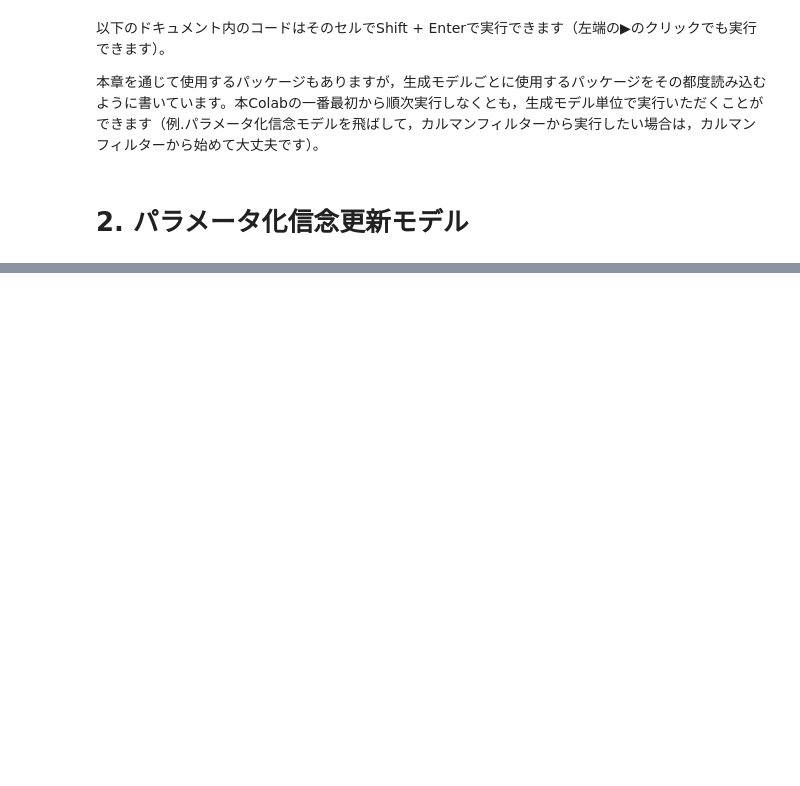
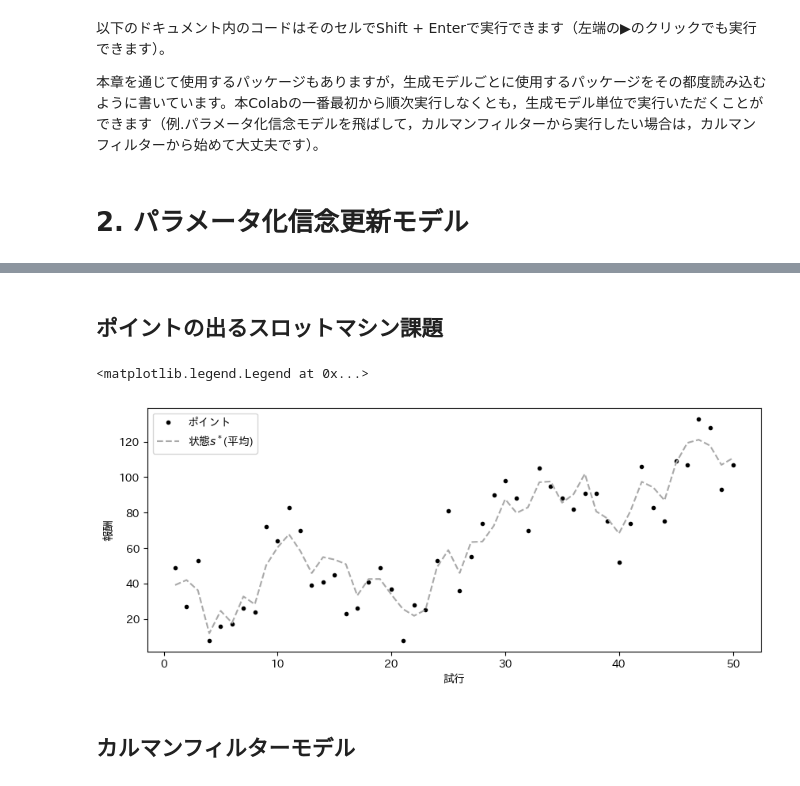
Before and after one commit to CPcolloquium/cp_program_book, a Jupyter notebook: 6_Bayesian-inference-model.ipynb, the cells around one changed output, grey strips where cells are left out. Drawn from its saved outputs; the diff is of its cells as text; code cells hidden in the pictures; blank space fills up the shorter version.

```diff
--- a/6_Bayesian-inference-model.ipynb
+++ b/6_Bayesian-inference-model.ipynb
@@ -24,0 +257,27 @@ from scipy.special import expit
+# %% [markdown]
+## ポイントの出るスロットマシン課題
+# %%
+# 設定
+trials = 50
+true_mu, points = [None] * trials, [None] * trials
+mu, sigma_d, sigma_o = 50, 10, 10
+# ガウシアンランダムウォーク
+for t in range(trials):
+    mu = mu + np.random.normal(0, sigma_d, 1)[0] #式8
+    true_mu[t] = mu
+    points[t] = round(np.random.normal(mu, sigma_o, 1)[0]) #式9
+# データフレーム形式に変換
+input_data = pd.DataFrame({'trial_no': range(1, trials+1),
+                           'point': points,'true_mu': true_mu})
+# プロット
+plt.figure(figsize=(10, 4))
+plt.scatter(input_data['trial_no'],input_data['point'], marker='.', color='black',label='ポイント')
+plt.plot(input_data['trial_no'],input_data['true_mu'], linestyle='--', color='darkgray', label='状態$s^*$(平均)')
+plt.xlabel('試行')
+plt.ylabel('報酬')
+plt.legend()
+# %% [output]
+<matplotlib.legend.Legend at 0x...>
+[figure, added]
+# %% [markdown]
+## カルマンフィルターモデル
```
Also changed, not shown: parts of 93 cells of this notebook, 1 other file.
